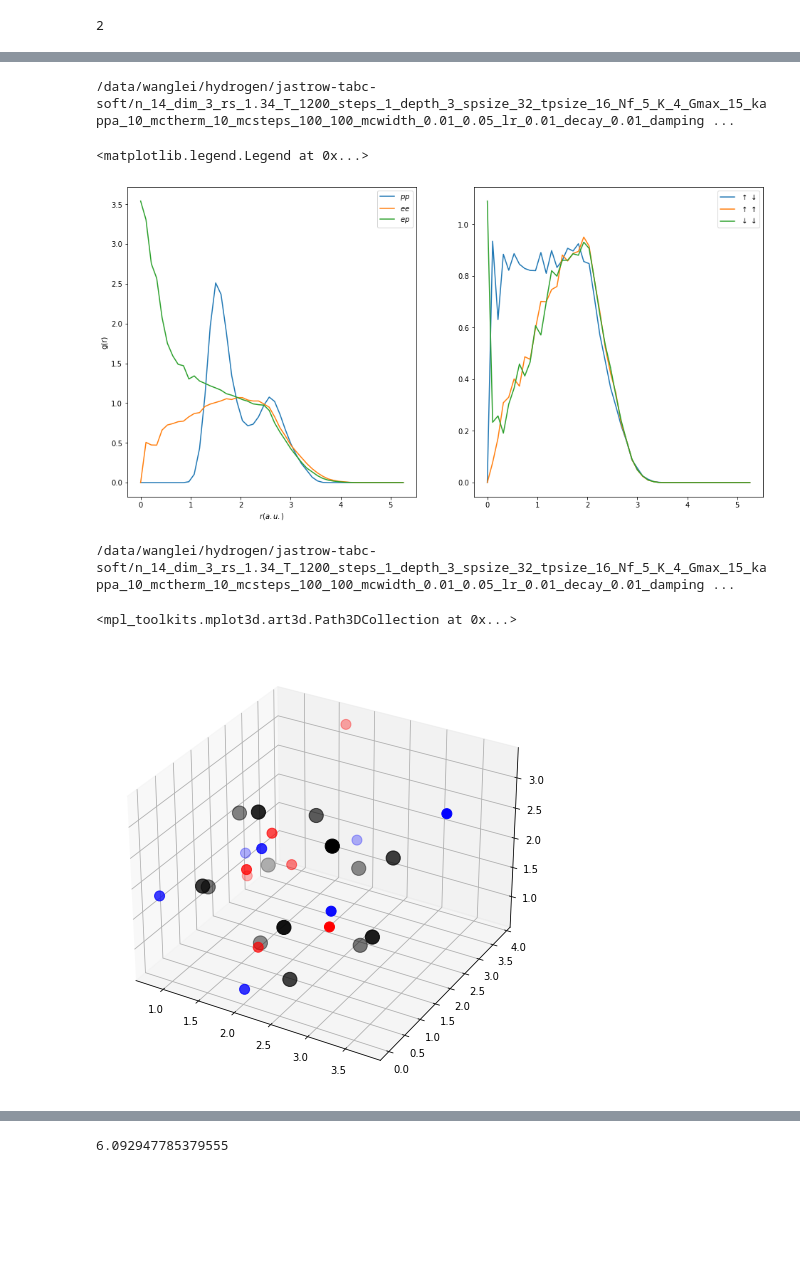
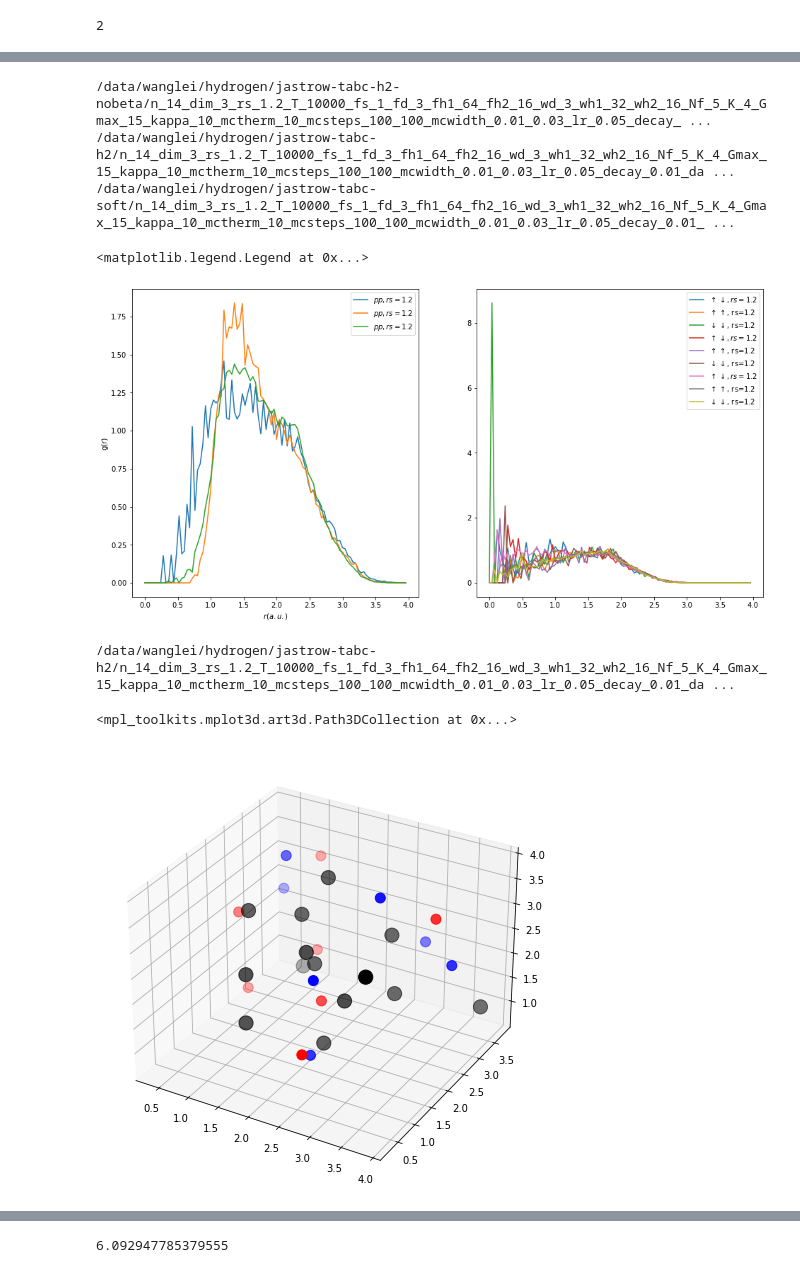
Before and after one commit to fermiflow/hydrogen, a Jupyter notebook: analysis/analysis.ipynb, the cells around one changed output, grey strips where cells are left out. Cells and saved outputs as stored; diff of their text form; code cells hidden in the pictures; blank space fills up the shorter version.

```diff
--- a/analysis/analysis.ipynb
+++ b/analysis/analysis.ipynb
@@ -31,9 +32,9 @@ ref_df
 # %%
-T, rs = 1200, 1.
-nicknames = ['jastrow-tabc-soft'] #, #, 'atom-positive-alpha', ] #'atom-exp-alpha'] #, #, 'atom-equivariant'] # 'atom']
+T, rs = 10000, 1.2
+nicknames = ['jastrow-tabc-soft', 'jastrow-tabc-h2', 'jastrow-tabc-h2-nobeta']# , 'jastrow-tabc-h2-nobeta', 'jastrow-tabc-soft-10'] #, 'jastrow-tabc'] #, #, 'atom-positive-alpha', ] #'atom-exp-alpha'] #, #, 'atom-equivariant'] # 'atom']
 files = []
 for nickname in nicknames:
-    files += glob("/data/wanglei/hydrogen/"+nickname+"/n_14*_dim_3_rs_%g*_T_%g_*depth_*spsize_*tpsize_*/data.txt"%(rs, T))
+    files += glob("/data/wanglei/hydrogen/"+nickname+"/n_54*_dim_3_rs_%g*_T_%g_*/data.txt"%(rs, T))
 files = list(filter(lambda f: os.path.getsize(f)>100, files))
 files = natural_sort(files)
 len(files)
@@ -48,10 +49,10 @@ len(files)
 # %% [output]
 2
 # %%
-obs = 'etot'
+obs = 'acc_s'
 
 markers = ['o', 's', 'D', '*', 'x', '^', '<', 'h', '>', 'd', 'X', 'v', 'h', '1']
-colors = ['C2', 'C1','C0', 'C3', 'C4', 'C6', 'C5', 'C7', 'C8', 'C9', 'C10', 'C11', 'C12', 'C13']
+colors = ['C0', 'C1','C2', 'C3', 'C4', 'C6', 'C5', 'C7', 'C8', 'C9', 'C10', 'C11', 'C12', 'C13']
 
 plt.figure(figsize=(15,10))
 for f, marker, color in zip(files, markers, colors):
@@ -86,13 +87,13 @@ for f, marker, color in zip(files, markers, colors):
     except KeyError or IndexError:
         print ('no ref data')
 
-    if obs == 'p': plt.ylim([0, 1000])
-    #if obs in ['k', 'f', 'etot', 'e']: plt.ylim([-2, 1])
+    #if obs == 'p': plt.ylim([0, 1000])
+    #if obs in ['f', 'etot', 'e', 'vtot']: plt.ylim([1, 2])
 
 plt.legend(loc='best')
 plt.ylabel(obs)
 plt.xlabel('epochs')
 plt.xlim([1, 1e5])
 plt.xscale('log')
-#plt.ylim([-10, 10])
+#plt.ylim([-0.7, -0.4])
 # %% [output]
@@ -117,58 +124,61 @@ def get_gr(x, y):
     rij = rij - L*np.rint(rij/L)
     dist = np.linalg.norm(rij, axis=-1) # (batchsize, n*(n-1)/2)
 
-    hist, bin_edges = np.histogram(dist.reshape(-1,), range=[0, 4], bins=50)
+    hist, bin_edges = np.histogram(dist.reshape(-1,), range=[0, 4/rs], bins=100)
     dr = bin_edges[1] - bin_edges[0]
     hist = hist*2/(n * batchsize)
 
     rmesh = np.arange(hist.shape[0])*dr
+
     h_id = 4/3*np.pi*n/(L**3)* ((rmesh+dr)**3 - rmesh**3 )
-    return rmesh, hist/h_id
+    return rmesh*rs, hist/h_id
 
 
 fig = plt.figure(figsize=(16, 8))
 ax1 = plt.subplot(121)
 ax2 = plt.subplot(122)
 
-for f in [files[0]]:
+for f in files:
     n, dim, rs, T, s, d, h1, h2, b, a, lr, decay, eta, maxnorm, Nf, clip, K = parse_filename(f)
 
     ckpt_file, _ = find_ckpt_filename(os.path.dirname(f))
     if ckpt_file is None: continue
     print (ckpt_file)
     data = load_data(ckpt_file)
 
     s, x = data['s'], data['x']
     n, dim = x.shape[-2], x.shape[-1]
     s = s.reshape(-1, n, dim)
     x = x.reshape(-1, n, dim)
 
     rmesh, gr = get_gr(s, s)
-    ax1.plot(rmesh*rs, gr, label=r'$pp$')
-    rmesh, gr = get_gr(x, x)
-    ax1.plot(rmesh*rs, gr, label=r'$ee$')
-    rmesh, gr = get_gr(s, x)
-    ax1.plot(rmesh*rs, gr, label=r'$ep$')
+    ax1.plot(rmesh, gr, label=r'$pp, rs=%g$'%rs)
+    #rmesh, gr = get_gr(x, x)
+    #ax1.plot(rmesh, gr, label=r'$ee, rs=%g$'%rs)
+    #rmesh, gr = get_gr(s, x)
+    #ax1.plot(rmesh, gr, label=r'$ep, rs=%g$'%rs)
 
 
     rmesh, gr = get_gr(x[:, :n//2], x[:, n//2:])
-    ax2.plot(rmesh*rs, gr, label=r'$\uparrow\downarrow$')
+    ax2.plot(rmesh, gr, label=r'$\uparrow\downarrow, rs=%g$'%rs)
     rmesh, gr = get_gr(x[:, :n//2], x[:, :n//2])
-    ax2.plot(rmesh*rs, gr, label=r'$\uparrow\uparrow$')
+    ax2.plot(rmesh, gr, label=r'$\uparrow\uparrow$, rs=%g'%rs)
     rmesh, gr = get_gr(x[:, n//2:], x[:, n//2:])
-    ax2.plot(rmesh*rs, gr, label=r'$\downarrow\downarrow$')
+    ax2.plot(rmesh, gr, label=r'$\downarrow\downarrow$, rs=%g'%rs)
 
 
 ax1.set_xlabel('$r(a.u.)$')
 ax1.set_ylabel('g(r)')
 ax1.legend()
 ax2.legend()
 # %% [output]
-/data/wanglei/hydrogen/jastrow-tabc-soft/n_14_dim_3_rs_1.34_T_1200_steps_1_depth_3_spsize_32_tpsize_16_Nf_5_K_4_Gmax_15_kappa_10_mctherm_10_mcsteps_100_100_mcwidth_0.01_0.05_lr_0.01_decay_0.01_damping ...
+/data/wanglei/hydrogen/jastrow-tabc-h2-nobeta/n_14_dim_3_rs_1.2_T_10000_fs_1_fd_3_fh1_64_fh2_16_wd_3_wh1_32_wh2_16_Nf_5_K_4_Gmax_15_kappa_10_mctherm_10_mcsteps_100_100_mcwidth_0.01_0.03_lr_0.05_decay_ ...
+/data/wanglei/hydrogen/jastrow-tabc-h2/n_14_dim_3_rs_1.2_T_10000_fs_1_fd_3_fh1_64_fh2_16_wd_3_wh1_32_wh2_16_Nf_5_K_4_Gmax_15_kappa_10_mctherm_10_mcsteps_100_100_mcwidth_0.01_0.03_lr_0.05_decay_0.01_da ...
+/data/wanglei/hydrogen/jastrow-tabc-soft/n_14_dim_3_rs_1.2_T_10000_fs_1_fd_3_fh1_64_fh2_16_wd_3_wh1_32_wh2_16_Nf_5_K_4_Gmax_15_kappa_10_mctherm_10_mcsteps_100_100_mcwidth_0.01_0.03_lr_0.05_decay_0.01_ ...
 <matplotlib.legend.Legend at 0x...>
-[figure, old version]
+[figure, new version]
 # %%
-f = files[0]
+f = files[1]
 n, dim, rs, T, s, d, h1, h2, b, a, lr, decay, eta, maxnorm, Nf, clip, K = parse_filename(f)
 
 ckpt_file, _ = find_ckpt_filename(os.path.dirname(f))
@@ -181,19 +191,22 @@ n, dim = x.shape[-2], x.shape[-1]
 s = s.reshape(-1, n, dim)
 x = x.reshape(-1, n, dim)
 
+L = (4/3*np.pi*n)**(1/3)
+s = s - L*np.floor(s/L)
+x = x - L*np.floor(x/L)
 
 fig = plt.figure(figsize=(16, 8))
 ax = fig.add_subplot(projection='3d')
 
-b = 1
+b = 100
 
 ax.scatter(s[b, :, 0], s[b, :, 1], s[b, :, 2], marker='o', color='k', s=200)
 ax.scatter(x[b, :n//2, 0], x[b, :n//2, 1], x[b, :n//2, 2], marker='o', color='r', s=100)
 ax.scatter(x[b, n//2:, 0], x[b, n//2:, 1], x[b, n//2:, 2], marker='o', color='b', s=100)
 # %% [output]
-/data/wanglei/hydrogen/jastrow-tabc-soft/n_14_dim_3_rs_1.34_T_1200_steps_1_depth_3_spsize_32_tpsize_16_Nf_5_K_4_Gmax_15_kappa_10_mctherm_10_mcsteps_100_100_mcwidth_0.01_0.05_lr_0.01_decay_0.01_damping ...
+/data/wanglei/hydrogen/jastrow-tabc-h2/n_14_dim_3_rs_1.2_T_10000_fs_1_fd_3_fh1_64_fh2_16_wd_3_wh1_32_wh2_16_Nf_5_K_4_Gmax_15_kappa_10_mctherm_10_mcsteps_100_100_mcwidth_0.01_0.03_lr_0.05_decay_0.01_da ...
 <mpl_toolkits.mplot3d.art3d.Path3DCollection at 0x...>
-[figure, old version]
+[figure, new version]
 # %%
 def gc(r):
      return (np.tanh(-4*(r-1.5))+1)/2
```
Also changed, not shown: parts of 7 cells of this notebook, 6 other files.
